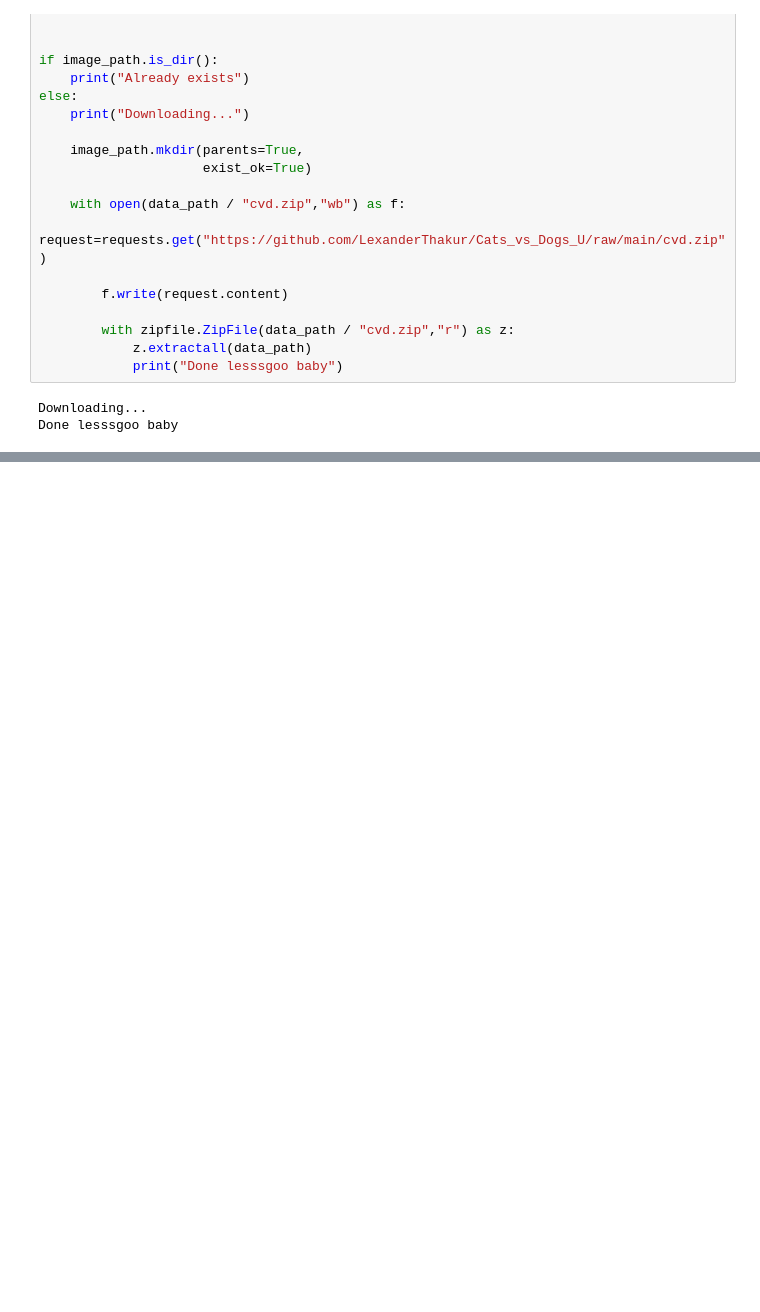
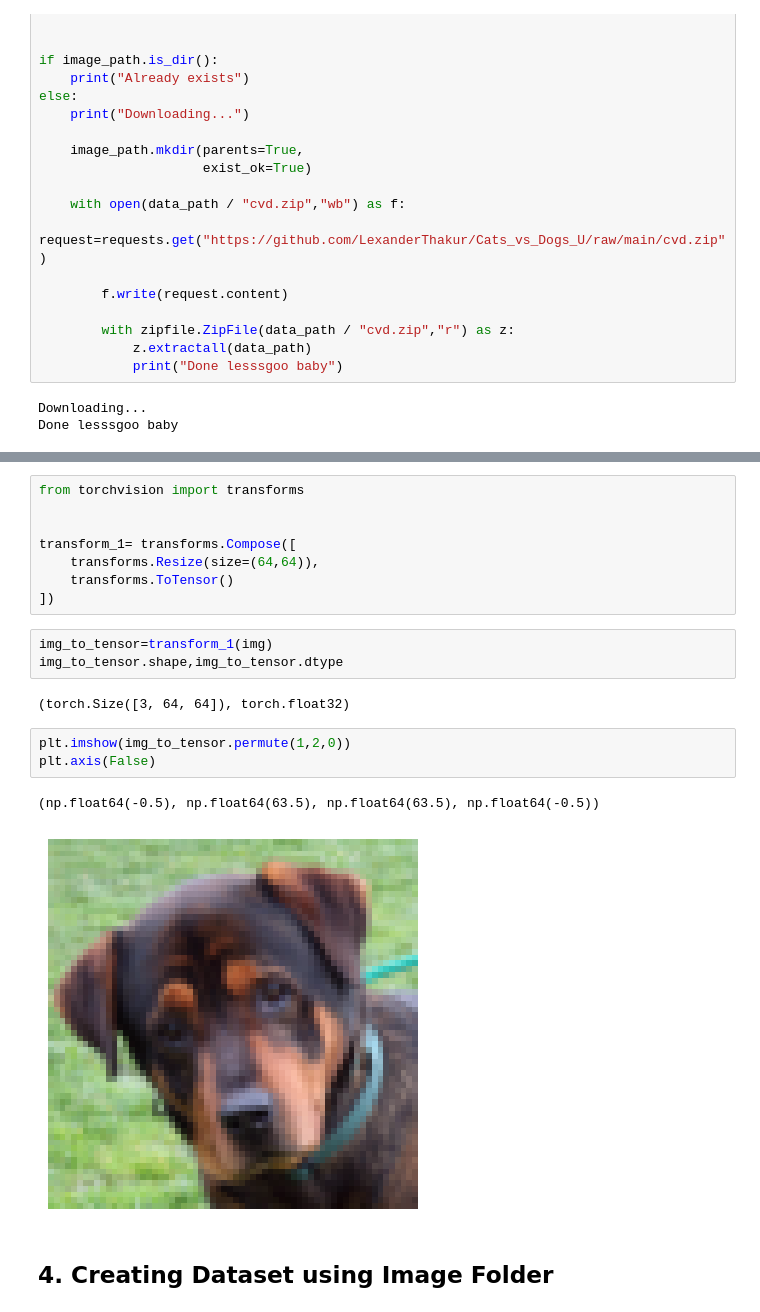
Before and after one commit to LexanderThakur/Cats_vs_Dogs_U, a Jupyter notebook: CVDU.ipynb, the cells around one changed output, grey strips where cells are left out. Cells and saved outputs as stored; diff of their text form; blank space fills up the shorter version.

```diff
--- a/CVDU.ipynb
+++ b/CVDU.ipynb
@@ -43,0 +113,21 @@ Done lesssgoo baby
+# %%
+from torchvision import transforms
+
+
+transform_1= transforms.Compose([
+    transforms.Resize(size=(64,64)),
+    transforms.ToTensor()
+])
+# %%
+img_to_tensor=transform_1(img)
+img_to_tensor.shape,img_to_tensor.dtype
+# %% [output]
+(torch.Size([3, 64, 64]), torch.float32)
+# %%
+plt.imshow(img_to_tensor.permute(1,2,0))
+plt.axis(False)
+# %% [output]
+(np.float64(-0.5), np.float64(63.5), np.float64(63.5), np.float64(-0.5))
+[figure, added]
+# %% [markdown]
+## 4\. Creating Dataset using Image Folder
```
Also changed, not shown: parts of 16 cells of this notebook.
